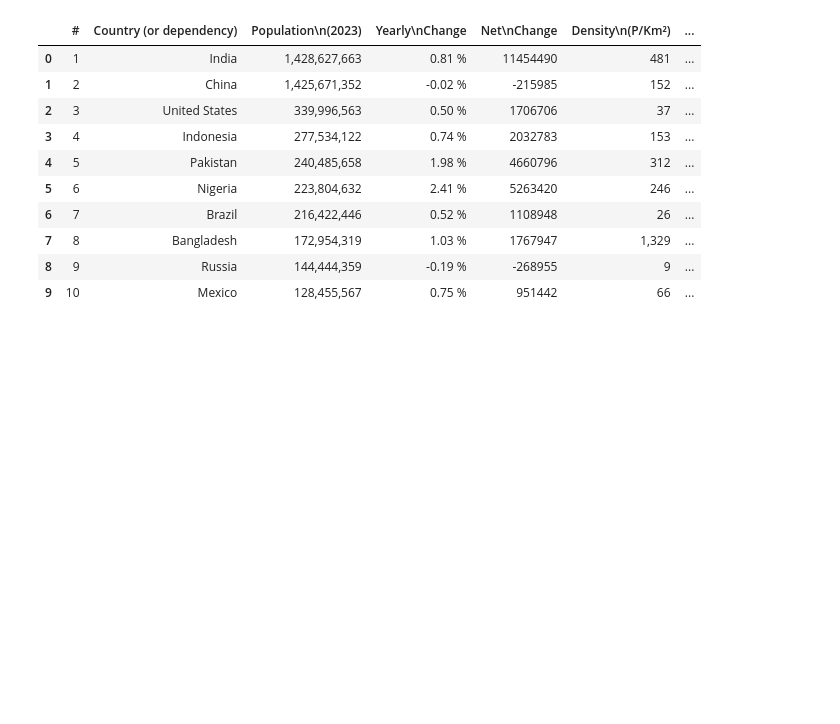
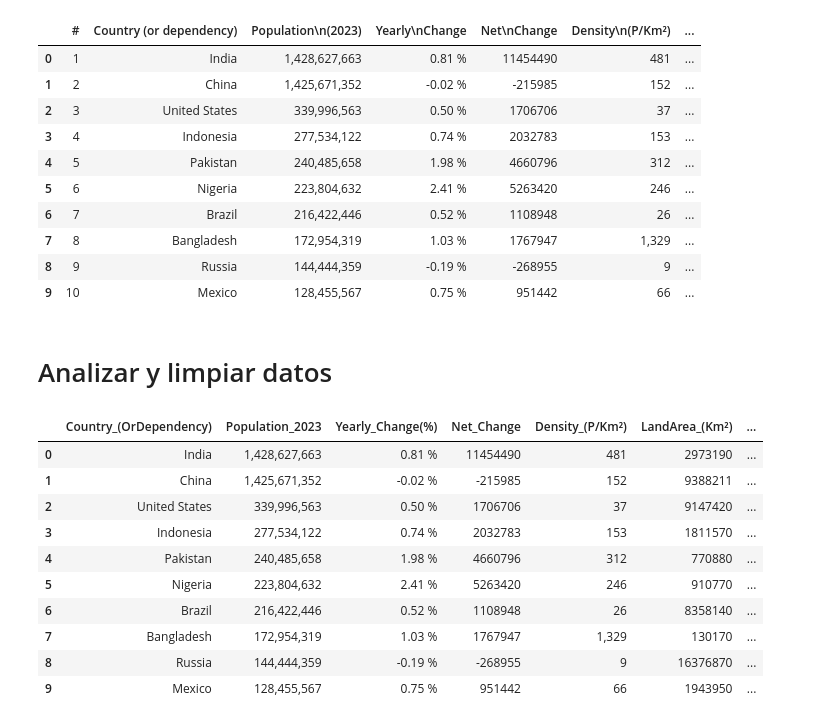
Before and after one commit to nsanced/poblacion-mundial-2023, a Jupyter notebook: poblacion_mundial_2023.ipynb, the cells around one changed output. Saved outputs shown, nothing was run; the diff lists cells and outputs as text; code cells hidden in the pictures; blank space fills up the shorter version.

```diff
--- a/poblacion_mundial_2023.ipynb
+++ b/poblacion_mundial_2023.ipynb
@@ -25,3 +25,23 @@ df.head(10)
 | 7 | 8 | Bangladesh | 172,954,319 | 1.03 % | 1767947 | 1,329 | ... |
 | 8 | 9 | Russia | 144,444,359 | -0.19 % | -268955 | 9 | ... |
 | 9 | 10 | Mexico | 128,455,567 | 0.75 % | 951442 | 66 | ... |
+# %% [markdown]
+# Analizar y limpiar datos
+# %%
+df.rename(columns={"Country (or dependency)": "Country_(OrDependency)", "Population\n(2023)": "Population_2023", "Yearly\nChange": "Yearly_Change(%)", "Net\nChange": "Net_Change", \
+                   "Density\n(P/Km²)": "Density_(P/Km²)", "Land Area\n(Km²)": "LandArea_(Km²)", "Migrants\n(net)": "Migrants_(net)", "Fert.\nRate": "Fert_Rate", \
+                   "Med.\nAge": "Med_Age", "Urban\nPop %": "Urban_Pop(%)", "World\nShare": "World_Share(%)"}, inplace=True)
+df.drop(["#"], axis=1, inplace=True)
+df.head(10)
+# %% [output]
+|  | Country_(OrDependency) | Population_2023 | Yearly_Change(%) | Net_Change | Density_(P/Km²) | LandArea_(Km²) | ... |
+| 0 | India | 1,428,627,663 | 0.81 % | 11454490 | 481 | 2973190 | ... |
+| 1 | China | 1,425,671,352 | -0.02 % | -215985 | 152 | 9388211 | ... |
+| 2 | United States | 339,996,563 | 0.50 % | 1706706 | 37 | 9147420 | ... |
+| 3 | Indonesia | 277,534,122 | 0.74 % | 2032783 | 153 | 1811570 | ... |
+| 4 | Pakistan | 240,485,658 | 1.98 % | 4660796 | 312 | 770880 | ... |
+| 5 | Nigeria | 223,804,632 | 2.41 % | 5263420 | 246 | 910770 | ... |
+| 6 | Brazil | 216,422,446 | 0.52 % | 1108948 | 26 | 8358140 | ... |
+| 7 | Bangladesh | 172,954,319 | 1.03 % | 1767947 | 1,329 | 130170 | ... |
+| 8 | Russia | 144,444,359 | -0.19 % | -268955 | 9 | 16376870 | ... |
+| 9 | Mexico | 128,455,567 | 0.75 % | 951442 | 66 | 1943950 | ... |
```
Also changed, not shown: parts of 4 cells of this notebook.
